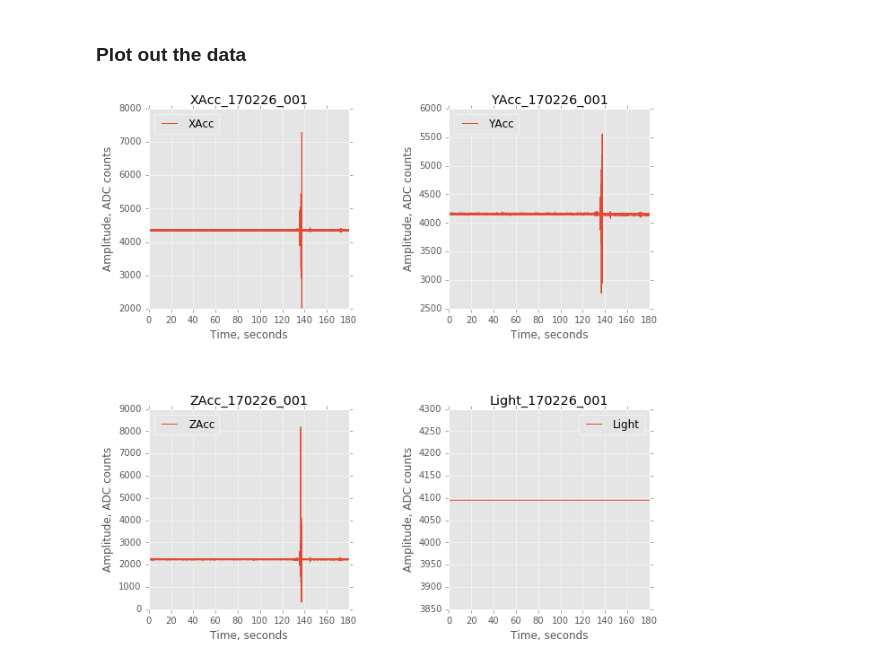
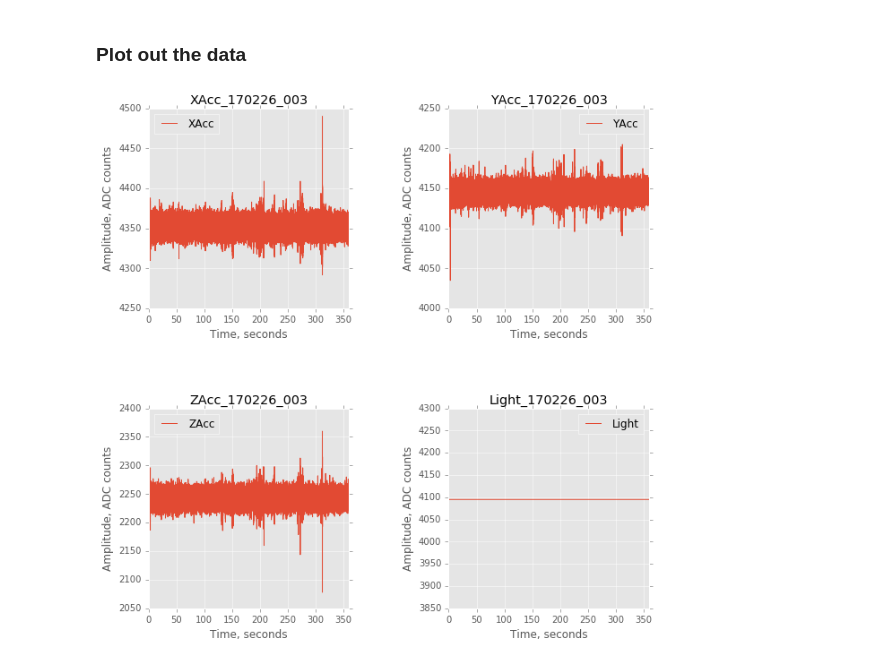
Before and after one commit to MoreCoffee12/AccelPlot, a Jupyter notebook: PythonScripts/Code Validation.ipynb, the cells around one changed output. Drawn from its saved outputs; the diff is of its cells as text; code cells hidden in the pictures.

Commit message:
Added validation data

```diff
--- a/PythonScripts/Code Validation.ipynb
+++ b/PythonScripts/Code Validation.ipynb
@@ -112,14 +112,13 @@ def plotFolder(dfDataPlot, strClass):
 # %% [markdown]
 ### Get the data into python
 # %%
-strFolder = '170226_001'
+strFolder = '170226_003'
 dfData = getDataAsFrame(strFolder)
 # %% [markdown]
 ### Plot out the data
 # %%
-strClass = '170226_001'
-plotFolder(dfData.loc[dfData['Surface'] == strClass], strClass)
+plotFolder(dfData.loc[dfData['Surface'] == strFolder], strFolder)
 # %% [output]
-[figure, old version]
+[figure, new version]
 # %%
 dfData.head(10)
```
Also changed, not shown: parts of 1 cell of this notebook, 8 other files.
